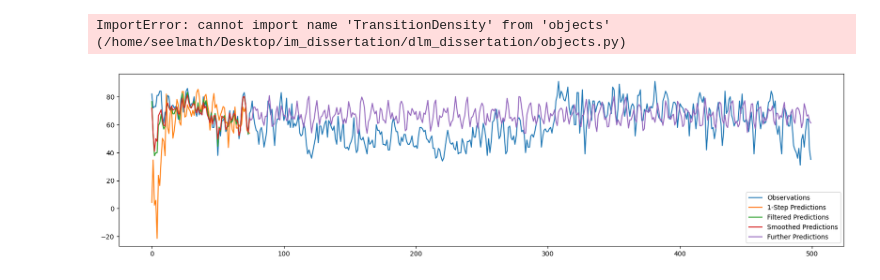
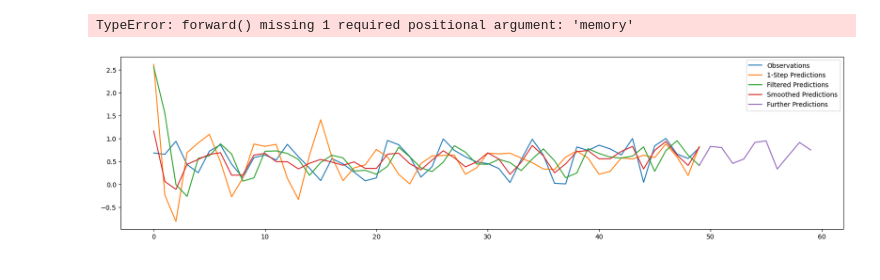
Before and after one commit to Lepecin/dlm_dissertation, a Jupyter notebook: test.ipynb, the cells around one changed output. Drawn from its saved outputs; the diff is of its cells as text; code cells hidden in the pictures.

```diff
--- a/test.ipynb
+++ b/test.ipynb
@@ -21,12 +19,12 @@ array([[82.  ,   nan],
 # %%
 # Model's observable period
-period: "int" = 75
+PERIOD = 50
 
 # Model's predicted period
-beyond_period: "int" = len(data_array) - period
+BEYOND_PERIOD = 10
 
 
 # Dimensional parameters
-n: "int" = 1
-m: "int" = data_array.shape[1]
+N = 1
+M = data_array.shape[1]
 # %%
@@ -57,60 +51,61 @@ p: "int" = f_matrix.shape[1]
 # %%
 # Primordial model setting
-n0: "NormalModel" = rand_obs((p,n))
-n0.covariance = rand_nnd(p, 1)
+n0 = rand_obs((P,N))
+n0.covariance = rand_nnd(P, 1)
 
 # Evolver setting
-b_e: "numpy.array" = numpy.zeros((p, n)) # p by n
-a_e: "numpy.array" = f_matrix # p by p
-v_e: "numpy.array" = numpy.eye(p) * 1
+b_e = numpy.zeros((P, N)) # p by n
+a_e = F # p by p
+v_e = numpy.eye(P) * 1
 te = TransitionModel(b_e, a_e, v_e)
 
 # Predictor setting
-b_p: "numpy.array" = numpy.zeros((m, n)) # m by n
-a_p: "numpy.array" = h_matrix # m by p
-v_p: "numpy.array" = numpy.eye(m) * 50
+b_p = numpy.zeros((M, N)) # m by n
+a_p = H # m by p
+v_p = numpy.eye(M) * 50
 tp = TransitionModel(b_p, a_p, v_p)
 # %%
 import funcs
 import memory
 
 prime_memory = memory.PrimeMemoryDLM(
-    forward_period=period,
-    beyond_period=beyond_period,
+    forward_period=PERIOD,
+    beyond_period=BEYOND_PERIOD,
     primordial_model=n0,
-    evolver=te,
-    observer=tp,
+    evolvers=[te],
+    observers=[tp],
     observations=data_array
 )
-# %% [output]
-ImportError: cannot import name 'TransitionDensity' from 'objects' (/home/seelmath/Desktop/im_dissertation/dlm_dissertation/objects.py)
 # %%
-new_memory = funcs.forward(prime_memory=prime_memory)
+new_memory = memory.MemoryDLM()
+new_memory = funcs.forward(prime_memory=prime_memory, memory=new_memory)
 new_memory = funcs.backward(prime_memory=prime_memory, memory=new_memory)
 new_memory = funcs.beyond(prime_memory=prime_memory, memory=new_memory)
+# %% [output]
+TypeError: forward() missing 1 required positional argument: 'memory'
 # %%
 index=0
 
 fig, ax = plt.subplots()
 
 x0_data = list(range(len(data_array)))
-x1_data = list(range(period))
-x2_data = list(range(period-1, period + beyond_period))
+x1_data = list(range(PERIOD))
+x2_data = list(range(PERIOD-1, PERIOD + BEYOND_PERIOD))
 
 y1_data = data_array[:,index]
 y2_data = list(model_extract(new_memory.evolved_spaces, index))
 y3_data = list(model_extract(new_memory.filtered_spaces, index))
 y4_data = list(model_extract(new_memory.smoothed_spaces, index))
 y5_data = list(model_extract(new_memory.predicted_spaces, index))
 
 ax.plot(x0_data, y1_data, label="Observations")
 ax.plot(x1_data, y2_data, label="1-Step Predictions")
 ax.plot(x1_data, y3_data, label="Filtered Predictions")
 ax.plot(x1_data, y4_data, label="Smoothed Predictions")
 ax.plot(x2_data, y5_data, label="Further Predictions")
 
 ax.legend()
 fig.set_figwidth(20)
 plt.show()
 # %% [output]
-[figure, old version]
+[figure, new version]
```
Also changed, not shown: parts of 3 cells of this notebook.
